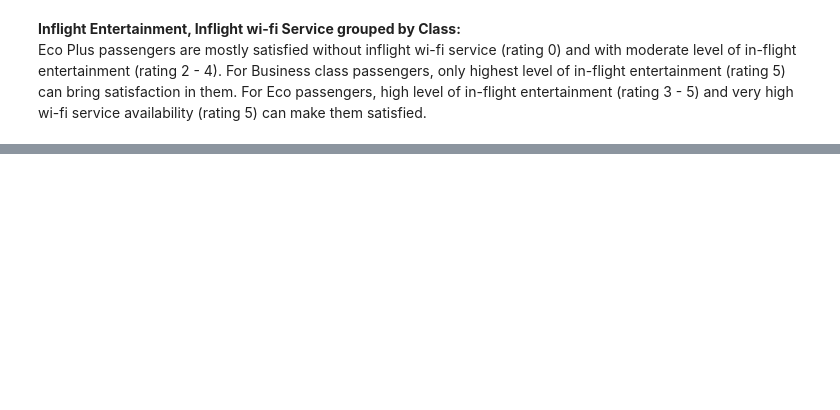
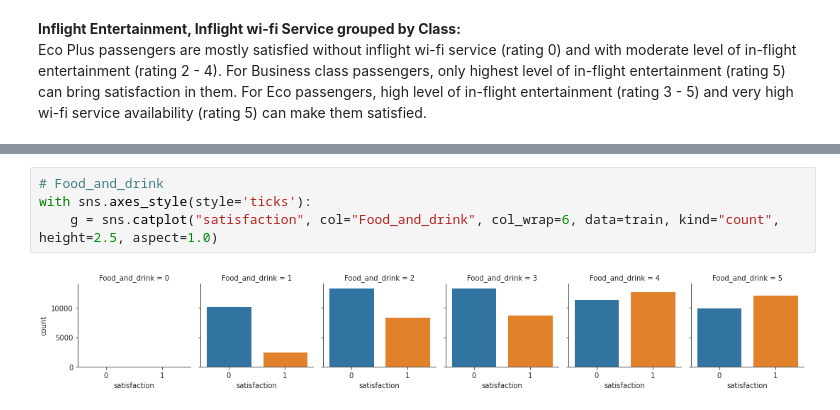
Before and after one commit to yogeshwaran-shanmuganathan/Airline-Passenger-Satisfaction, a Jupyter notebook: Code/airline_passenger_satisfaction.ipynb, the cells around one changed output, grey strips where cells are left out. Saved outputs shown, nothing was run; the diff lists cells and outputs as text; blank space fills up the shorter version.

```diff
--- a/Code/airline_passenger_satisfaction.ipynb
+++ b/Code/airline_passenger_satisfaction.ipynb
@@ -220,0 +266,6 @@ Eco Plus passengers are mostly satisfied without inflight wi-fi service (rating
+# %%
+# Food_and_drink
+with sns.axes_style(style='ticks'):
+    g = sns.catplot("satisfaction", col="Food_and_drink", col_wrap=6, data=train, kind="count", height=2.5, aspect=1.0)
+# %% [output]
+[figure, added]
```
Also changed, not shown: parts of 59 cells of this notebook.
